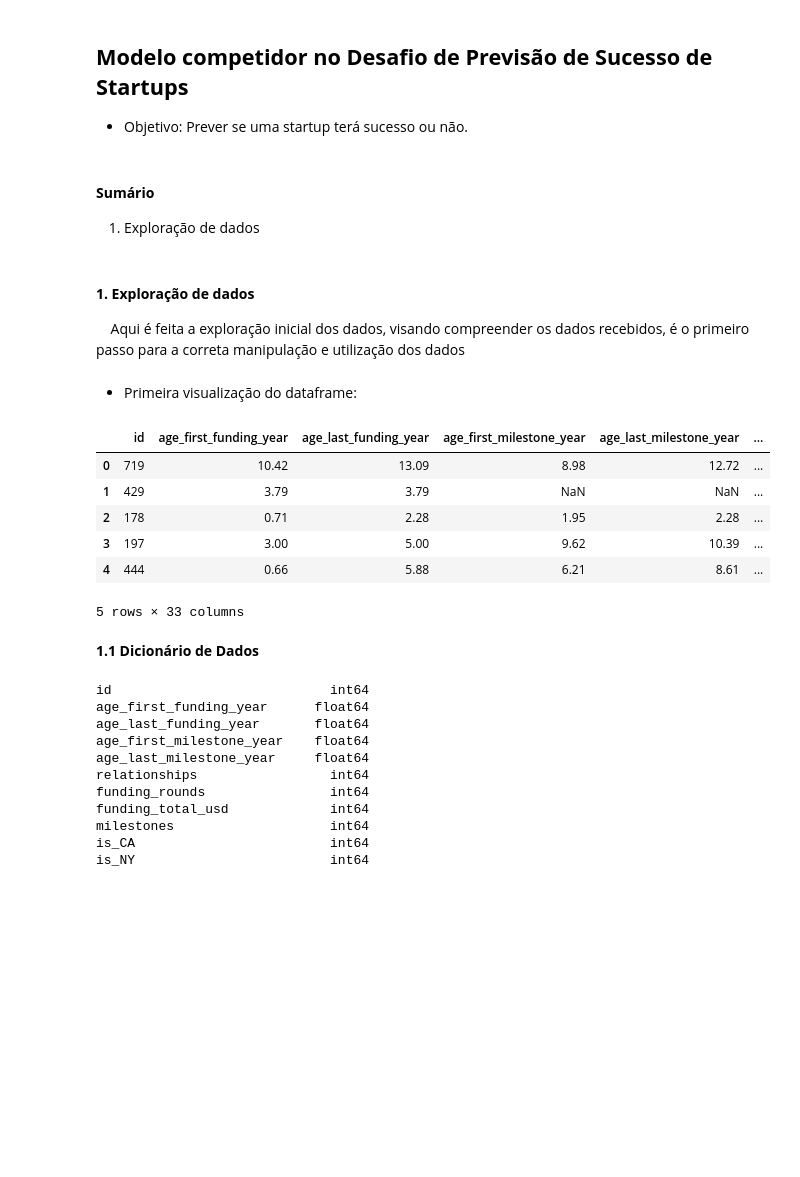
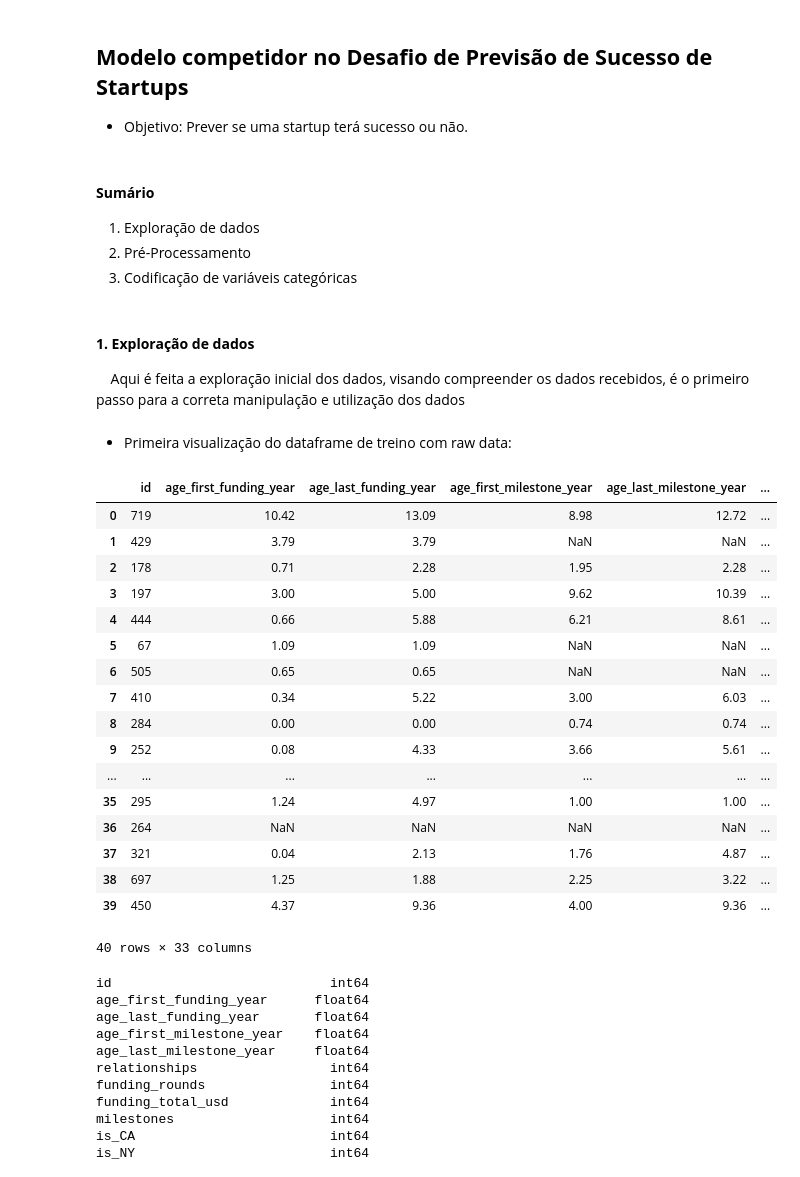
Before and after one commit to C-Icaro/Python-learning, a Jupyter notebook: Competição Modelos Preditivos - Kaggle/modelo.ipynb, the cells around one changed output. Saved outputs shown, nothing was run; the diff lists cells and outputs as text; code cells hidden in the pictures; blank space fills up the shorter version.

```diff
--- a/Competição Modelos Preditivos - Kaggle/modelo.ipynb
+++ b/Competição Modelos Preditivos - Kaggle/modelo.ipynb
@@ -6,6 +6,8 @@
 #### **Sumário**
 
 1. Exploração de dados
+2. Pré-Processamento
+3. Codificação de variáveis categóricas
 # %% [markdown]
 #### **1. Exploração de dados**
 
@@ -17,16 +17,25 @@ import pandas as pd
 # %% [markdown]
-- Primeira visualização do dataframe:
+- Primeira visualização do dataframe de treino com raw data:
 # %%
-df = pd.read_csv("./train.csv")
-df.head()
+df_train = pd.read_csv("./train.csv")
+df_train.head(40)
 # %% [output]
 |  | id | age_first_funding_year | age_last_funding_year | age_first_milestone_year | age_last_milestone_year | ... |
 | 0 | 719 | 10.42 | 13.09 | 8.98 | 12.72 | ... |
 | 1 | 429 | 3.79 | 3.79 | NaN | NaN | ... |
 | 2 | 178 | 0.71 | 2.28 | 1.95 | 2.28 | ... |
 | 3 | 197 | 3.00 | 5.00 | 9.62 | 10.39 | ... |
 | 4 | 444 | 0.66 | 5.88 | 6.21 | 8.61 | ... |
+| 5 | 67 | 1.09 | 1.09 | NaN | NaN | ... |
+| 6 | 505 | 0.65 | 0.65 | NaN | NaN | ... |
+| 7 | 410 | 0.34 | 5.22 | 3.00 | 6.03 | ... |
+| 8 | 284 | 0.00 | 0.00 | 0.74 | 0.74 | ... |
+| 9 | 252 | 0.08 | 4.33 | 3.66 | 5.61 | ... |
+| ... | ... | ... | ... | ... | ... | ... |
+| 35 | 295 | 1.24 | 4.97 | 1.00 | 1.00 | ... |
+| 36 | 264 | NaN | NaN | NaN | NaN | ... |
+| 37 | 321 | 0.04 | 2.13 | 1.76 | 4.87 | ... |
+| 38 | 697 | 1.25 | 1.88 | 2.25 | 3.22 | ... |
+| 39 | 450 | 4.37 | 9.36 | 4.00 | 9.36 | ... |
-5 rows × 33 columns
+40 rows × 33 columns
-# %% [markdown]
-**1.1 Dicionário de Dados**
 # %%
```
Also changed, not shown: parts of 21 cells of this notebook, 4 other files.
